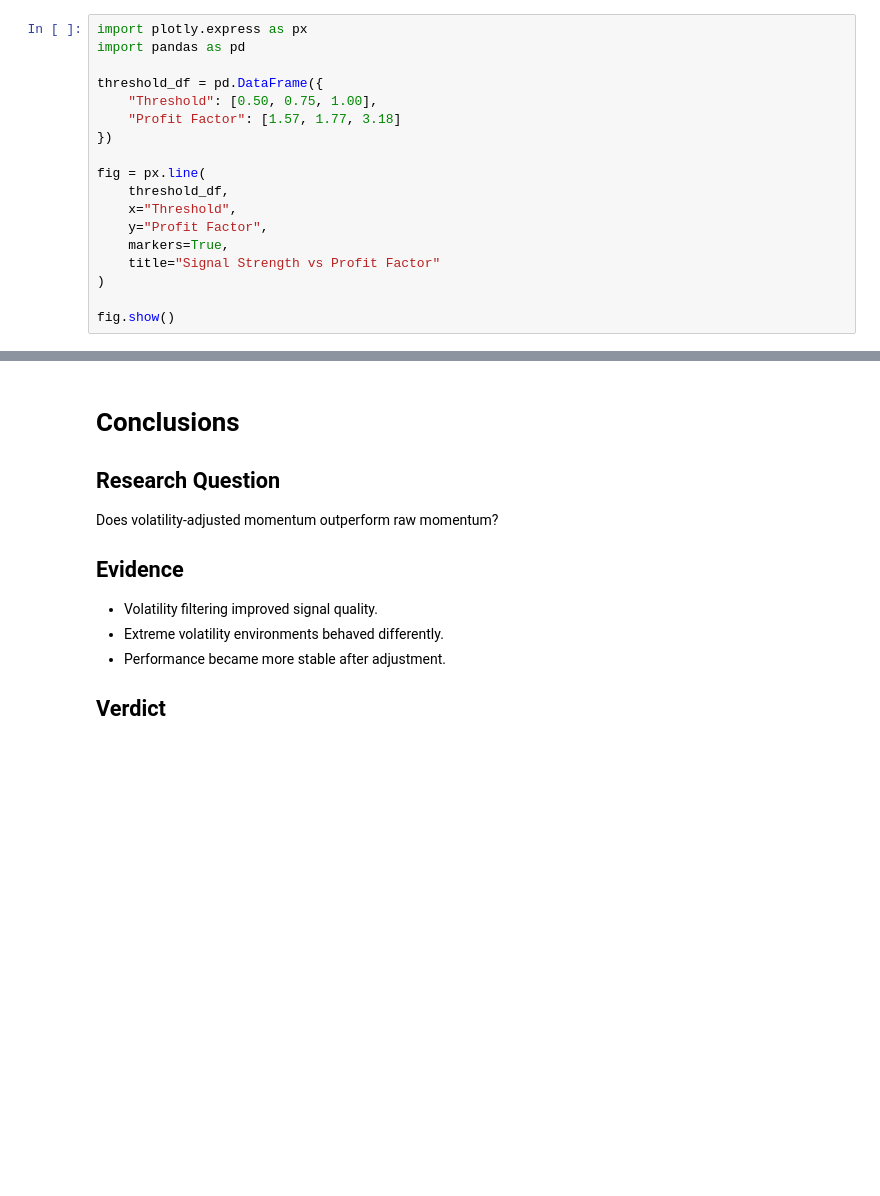
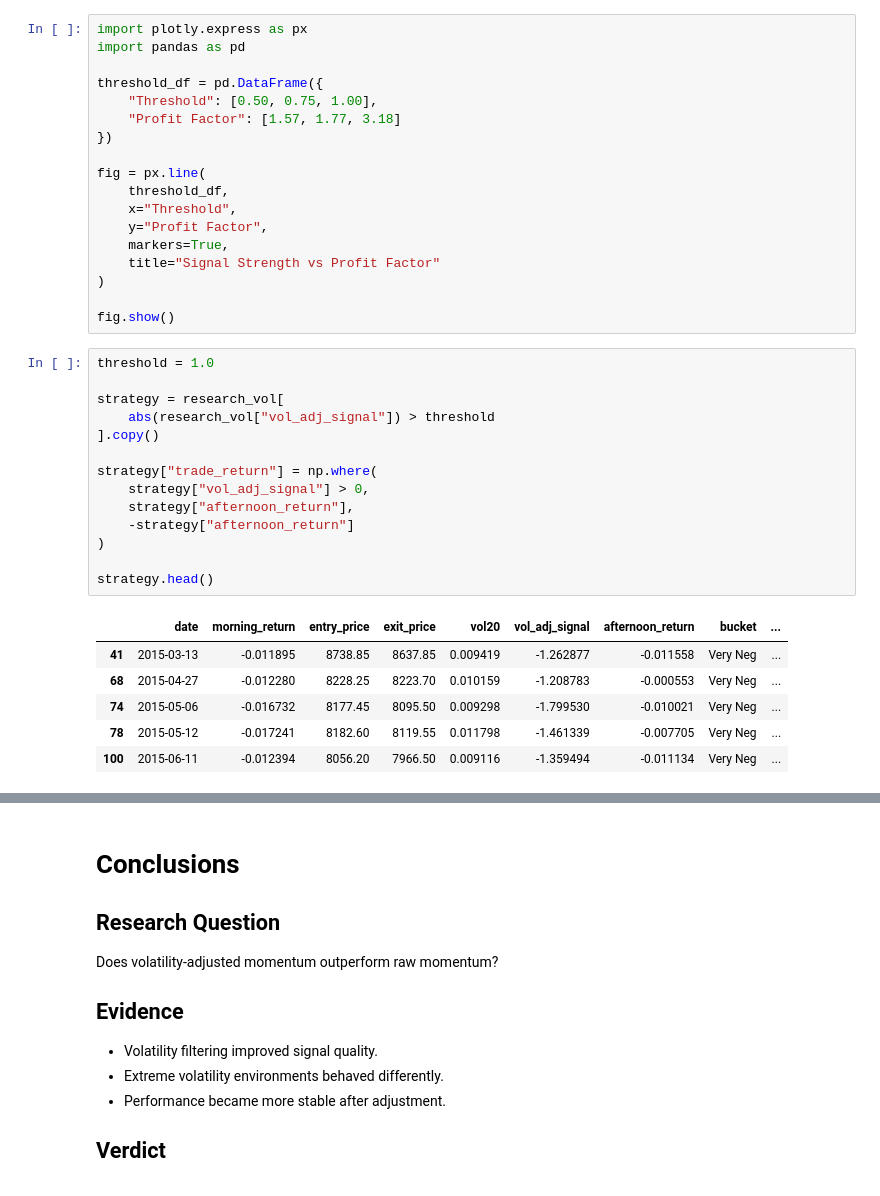
Before and after one commit to nagulapatisaiashwin-lab/Quant-Momentum-Strategy, a Jupyter notebook: notebooks/nifty50_intraday_research/09_VOLATILITY_ADJUSTED_MOMENTUM.ipynb, the cells around one changed output, grey strips where cells are left out. Cells and saved outputs as stored; diff of their text form; blank space fills up the shorter version.

```diff
--- a/notebooks/nifty50_intraday_research/09_VOLATILITY_ADJUSTED_MOMENTUM.ipynb
+++ b/notebooks/nifty50_intraday_research/09_VOLATILITY_ADJUSTED_MOMENTUM.ipynb
@@ -306,3 +287,24 @@ fig = px.line(
 )
 
 fig.show()
+# %%
+threshold = 1.0
+
+strategy = research_vol[
+    abs(research_vol["vol_adj_signal"]) > threshold
+].copy()
+
+strategy["trade_return"] = np.where(
+    strategy["vol_adj_signal"] > 0,
+    strategy["afternoon_return"],
+    -strategy["afternoon_return"]
+)
+
+strategy.head()
+# %% [output]
+|  | date | morning_return | entry_price | exit_price | vol20 | vol_adj_signal | afternoon_return | bucket | ... |
+| 41 | 2015-03-13 | -0.011895 | 8738.85 | 8637.85 | 0.009419 | -1.262877 | -0.011558 | Very Neg | ... |
+| 68 | 2015-04-27 | -0.012280 | 8228.25 | 8223.70 | 0.010159 | -1.208783 | -0.000553 | Very Neg | ... |
+| 74 | 2015-05-06 | -0.016732 | 8177.45 | 8095.50 | 0.009298 | -1.799530 | -0.010021 | Very Neg | ... |
+| 78 | 2015-05-12 | -0.017241 | 8182.60 | 8119.55 | 0.011798 | -1.461339 | -0.007705 | Very Neg | ... |
+| 100 | 2015-06-11 | -0.012394 | 8056.20 | 7966.50 | 0.009116 | -1.359494 | -0.011134 | Very Neg | ... |
```
Also changed, not shown: parts of 5 cells of this notebook, 6 other files.
